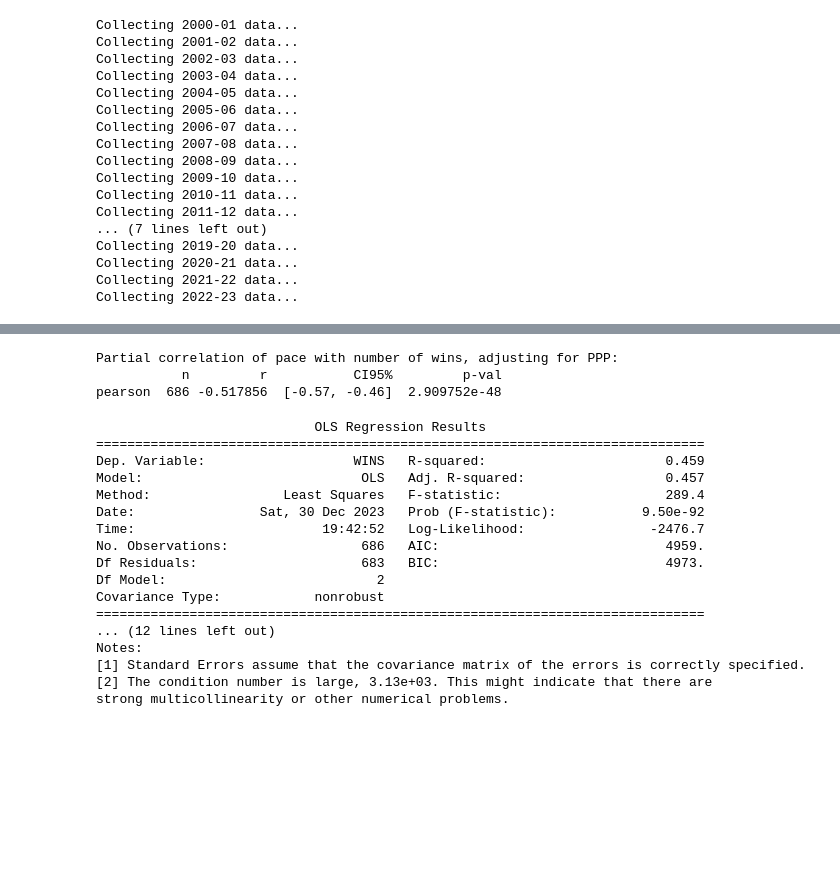
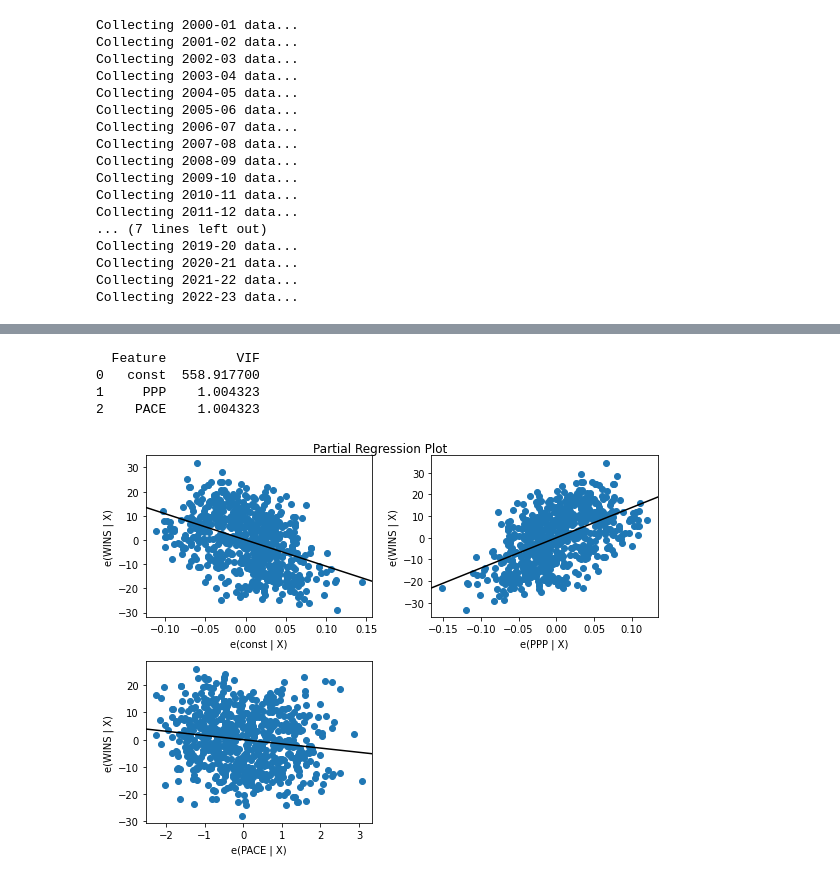
Before and after one commit to nehal-chigurupati/PossessionWinRelevance, a Jupyter notebook: main.ipynb, the cells around one changed output, grey strips where cells are left out. Drawn from its saved outputs; the diff is of its cells as text; code cells hidden in the pictures; blank space fills up the shorter version.

```diff
--- a/main.ipynb
+++ b/main.ipynb
@@ -14,6 +18,12 @@ This is a short analysis to determine the correlation of two factors with a team
 """
 # %% [output]
 '\nThis is a short analysis to determine the correlation of two factors with a teams offensive rating:\n(1) per-possession efficiency\n(2) number of possessions (i.e. pace)\n\n'
+# %%
+def calculate_z_score(data, point):
+    mean = np.mean(data)
+    std_dev = np.std(data)
+    z_score = (point - mean) / std_dev
+    return z_score
 # %%
 seasons = [
     '2000-01',
@@ -55,11 +65,18 @@ wins = []
 for season in seasons:
     print("Collecting " + season + " data...")
     results = teamestimatedmetrics.TeamEstimatedMetrics(league_id='00', season=season).get_data_frames()[0]
+    time.sleep(1)
     possession_results = leaguedashteamstats.LeagueDashTeamStats(season=season, per_mode_detailed="PerPossession")
     possession_results = possession_results.get_data_frames()[0]
+    season_offensive_ratings = results["E_OFF_RATING"]
+    season_pace = results["E_PACE"]
     for id in team_ids.keys():
-        offensive_ratings.append(results[results['TEAM_ID'] == id]['E_OFF_RATING'])
-        paces.append(results[results['TEAM_ID'] == id]['E_PACE'])
+        team_off_rating = results[results['TEAM_ID'] == id]['E_OFF_RATING']
+        offensive_ratings.append(calculate_z_score(season_offensive_ratings, team_off_rating))
+
+        team_pace = results[results["TEAM_ID"] == id]["E_PACE"]
+        paces.append(calculate_z_score(season_pace, team_pace))
+
         pts_per_poss.append(possession_results[possession_results['TEAM_ID'] == id]['PTS'])
         wins.append(possession_results[possession_results['TEAM_ID'] == id]['W'])
 # %% [output]
@@ -186,32 +149,22 @@ strong multicollinearity or other numerical problems.
-# %%
-#Now let's run the partial and multiple regressions again, checking correlation with wins.
-print("Partial correlation of pace with number of wins, adjusting for PPP: ")
-print(pg.partial_corr(data=df, x="PACE", y="WINS", covar="PPP"))
-# %% [output]
-Partial correlation of pace with number of wins, adjusting for PPP:
-           n         r           CI95%         p-val
-pearson  686 -0.517856  [-0.57, -0.46]  2.909752e-48
-# %%
-#Multiple regression:
-X = df[["PACE", "PPP"]]
-X = sm.add_constant(X)
-model = sm.OLS(df["WINS"], X).fit()
-print(model.summary())
-# %% [output]
-                            OLS Regression Results
-==============================================================================
-Dep. Variable:                   WINS   R-squared:                       0.459
-Model:                            OLS   Adj. R-squared:                  0.457
-Method:                 Least Squares   F-statistic:                     289.4
-Date:                Sat, 30 Dec 2023   Prob (F-statistic):           9.50e-92
-Time:                        19:42:52   Log-Likelihood:                -2476.7
-No. Observations:                 686   AIC:                             4959.
-Df Residuals:                     683   BIC:                             4973.
-Df Model:                           2
-Covariance Type:            nonrobust
-==============================================================================
-... (12 lines left out)
-Notes:
-[1] Standard Errors assume that the covariance matrix of the errors is correctly specified.
-[2] The condition number is large, 3.13e+03. This might indicate that there are
-strong multicollinearity or other numerical problems.
+# %%
+#Looks like they are. To check how bad the multicollinearity is, let's calculate the variance inflation factor.
+X = df[["PPP", "PACE"]]
+X = sm.add_constant(X)
+
+vif_data = pd.DataFrame()
+vif_data["Feature"] = X.columns
+vif_data["VIF"] = [variance_inflation_factor(X.values, i) for i in range(X.shape[1])]
+print(vif_data)
+# %% [output]
+  Feature         VIF
+0   const  558.917700
+1     PPP    1.004323
+2    PACE    1.004323
+# %%
+#Create partial regression plot
+model = sm.OLS(df['WINS'], sm.add_constant(df[['PPP', 'PACE']])).fit()
+fig = plt.figure(figsize=(8, 6))
+plot_partregress_grid(model, fig=fig)
+plt.show()
+# %% [output]
+[figure, added]
```
Also changed, not shown: parts of 9 cells of this notebook, 1 other file.
